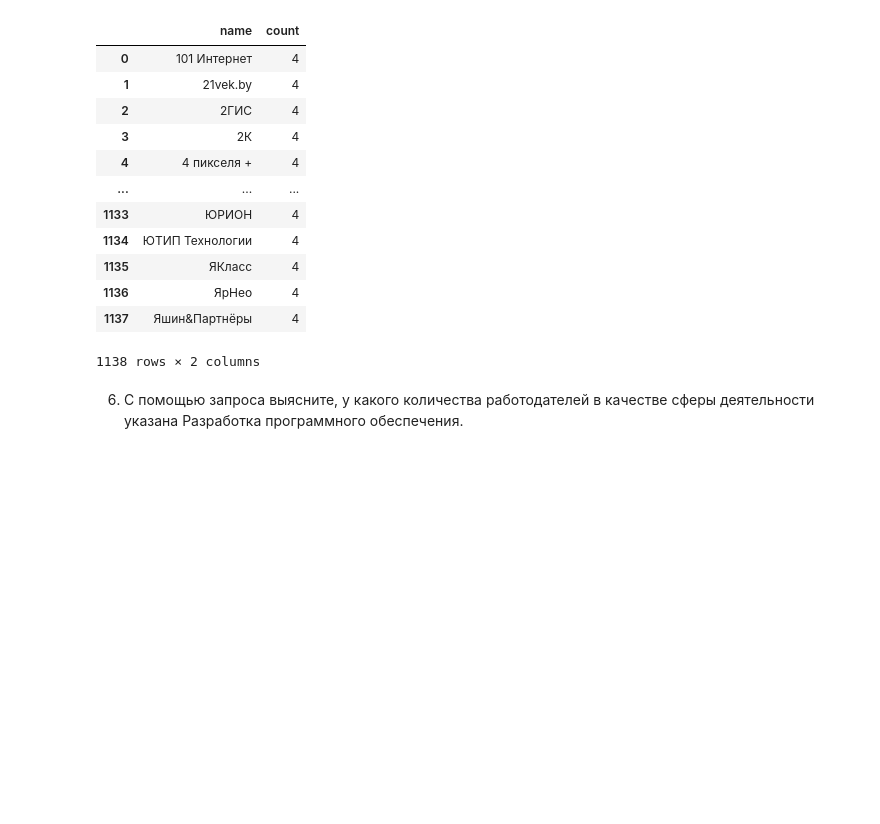
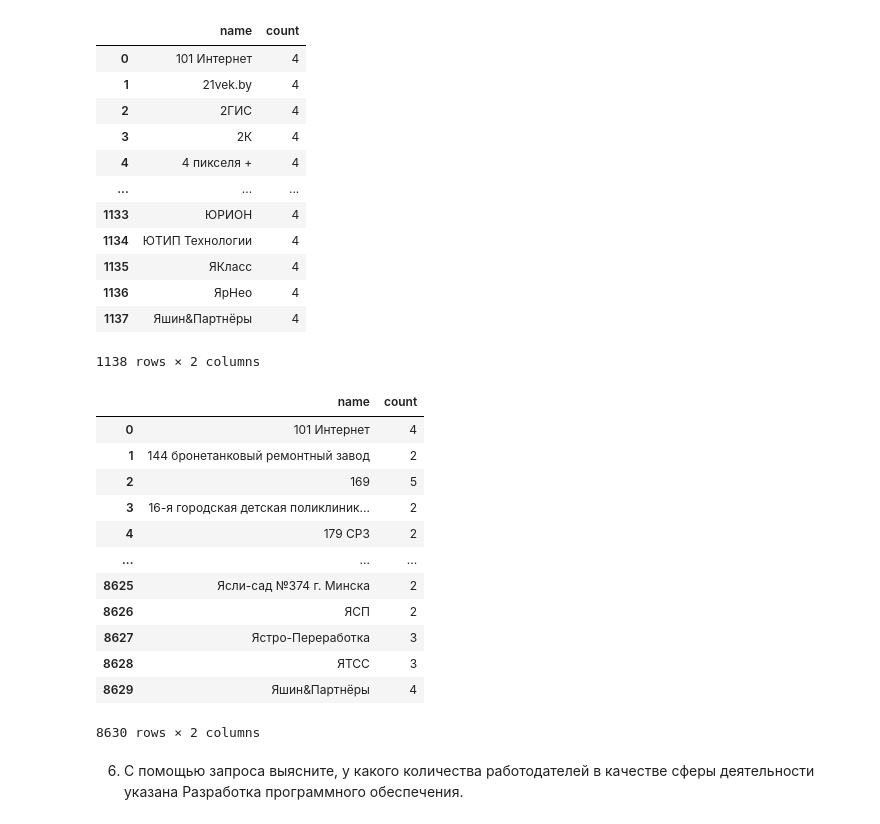
Before and after one commit to esmelnikova/education_dst_128, a Jupyter notebook: Project_2/notebooks/Project_2_Анализ вакансий HeadHunter.ipynb, the cells around one changed output. Saved outputs shown, nothing was run; the diff lists cells and outputs as text; code cells hidden in the pictures; blank space fills up the shorter version.

```diff
--- a/Project_2/notebooks/Project_2_Анализ вакансий HeadHunter.ipynb
+++ b/Project_2/notebooks/Project_2_Анализ вакансий HeadHunter.ipynb
@@ -412,6 +412,33 @@ display(df)
 | 1136 | ЯрНео | 4 |
 | 1137 | Яшин&Партнёры | 4 |
 1138 rows × 2 columns
+# %%
+query_5_5_1 = f'''
+    SELECT e.name, count(i.id)
+    FROM public.employers e
+    JOIN public.employers_industries ei ON e.id=ei.employer_id
+    JOIN public.industries i ON i.id=ei.industry_id
+    GROUP BY e.id
+    HAVING count(i.id)>1
+    ORDER BY name
+'''
+
+df = pd.read_sql_query(query_5_5_1, connection)
+display(df)
+# %% [output]
+|  | name | count |
+| 0 | 101 Интернет | 4 |
+| 1 | 144 бронетанковый ремонтный завод | 2 |
+| 2 | 169 | 5 |
+| 3 | 16-я городская детская поликлиник... | 2 |
+| 4 | 179 СРЗ | 2 |
+| ... | ... | ... |
+| 8625 | Ясли-сад №374 г. Минска | 2 |
+| 8626 | ЯСП | 2 |
+| 8627 | Ястро-Переработка | 3 |
+| 8628 | ЯТСС | 3 |
+| 8629 | Яшин&Партнёры | 4 |
+8630 rows × 2 columns
 # %% [markdown]
 6. С помощью запроса выясните, у какого количества работодателей в качестве сферы деятельности указана Разработка программного обеспечения.
 # %%
```
Also changed, not shown: parts of 5 cells of this notebook.
